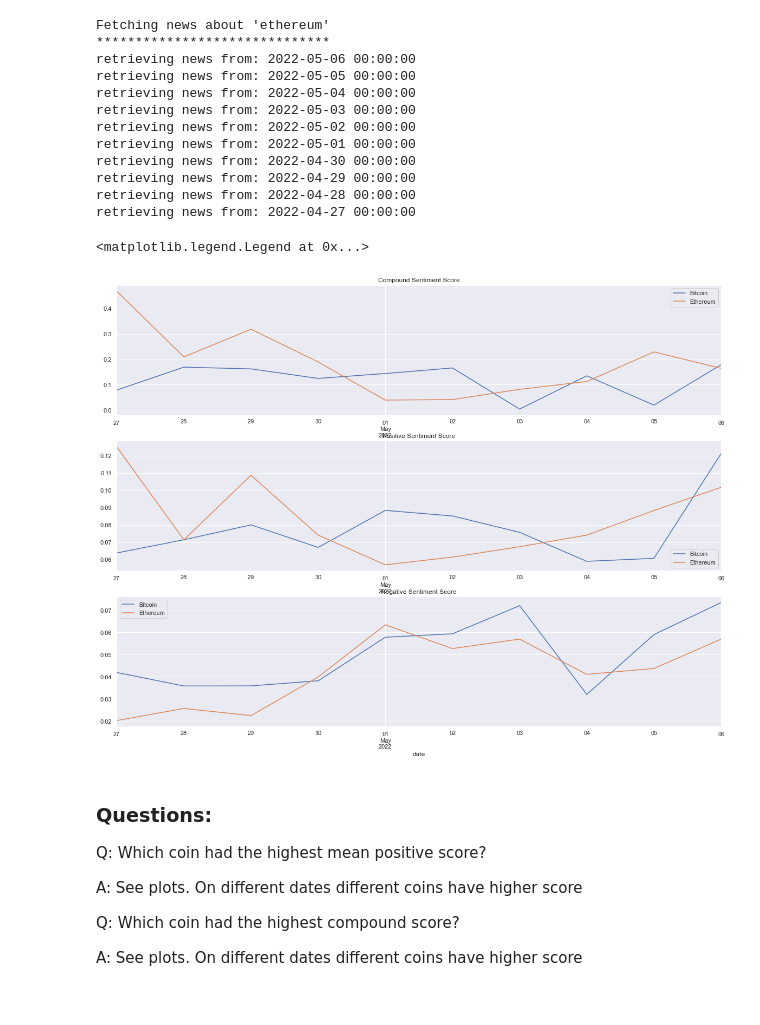
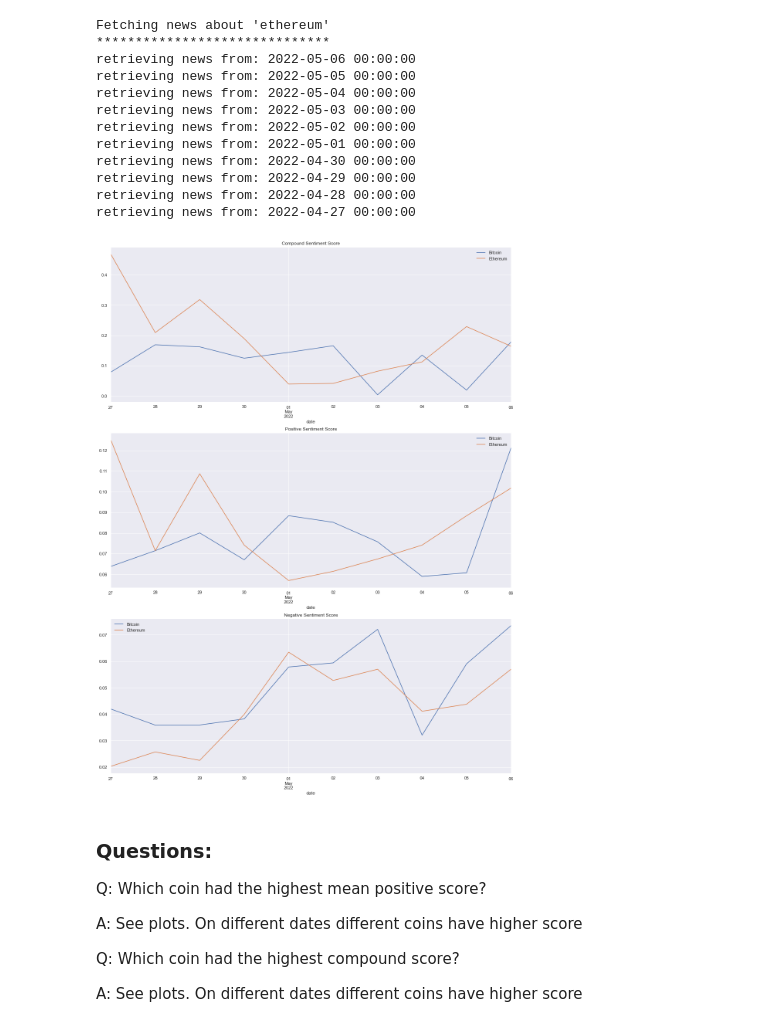
Before and after one commit to senalba/homework-12-NLP, a Jupyter notebook: crypto_sentiment.ipynb, the cells around one changed output. Drawn from its saved outputs; the diff is of its cells as text; code cells hidden in the pictures.

```diff
--- a/crypto_sentiment.ipynb
+++ b/crypto_sentiment.ipynb
@@ -268,36 +268,36 @@ bitcoin_sent_df = get_sentiment_summarizer_df(bitcoin_headlines, bitcoin_texts,
 eth_sent_df = get_sentiment_summarizer_df(eth_headlines, eth_texts, eth_dates)
 # %%
 # Describe the Compound Sentiment
-fig, axes = plt.subplots(3, 1, figsize=(20,15),constrained_layout=False)
+fig, axes = plt.subplots(3, 1, figsize=(15,20),constrained_layout=True)
 
 bitcoin_sent_df.total_compound.plot(title='Compound Sentiment Score',
                                     label='Bitcoin',
                                     ax=axes[0])
 eth_sent_df.total_compound.plot(label='Ethereum',
                                ax=axes[0])
 
 
 # Describe the Positive Sentiment Score
 bitcoin_sent_df.total_pos.plot(title='Positive Sentiment Score',
                                label='Bitcoin',
                               ax=axes[1])
 eth_sent_df.total_pos.plot(label='Ethereum',
                           ax=axes[1])
 
 
 # Describe the Negative Sentiment Score
 bitcoin_sent_df.total_neg.plot(title='Negative Sentiment Score',
                                label='Bitcoin',
                                ax=axes[2])
 eth_sent_df.total_neg.plot(label='Ethereum',
                            ax=axes[2])
 # fig.set(title='Sentiment Socres')
 axes[0].legend()
 axes[1].legend()
 axes[2].legend()
+plt.savefig('Images/coins_sentimental.png')
 # %% [output]
-<matplotlib.legend.Legend at 0x...>
-[figure, old version]
+[figure, new version]
 # %% [markdown]
 ### Questions:
 
```
Also changed, not shown: parts of 8 cells of this notebook, 6 other files.
